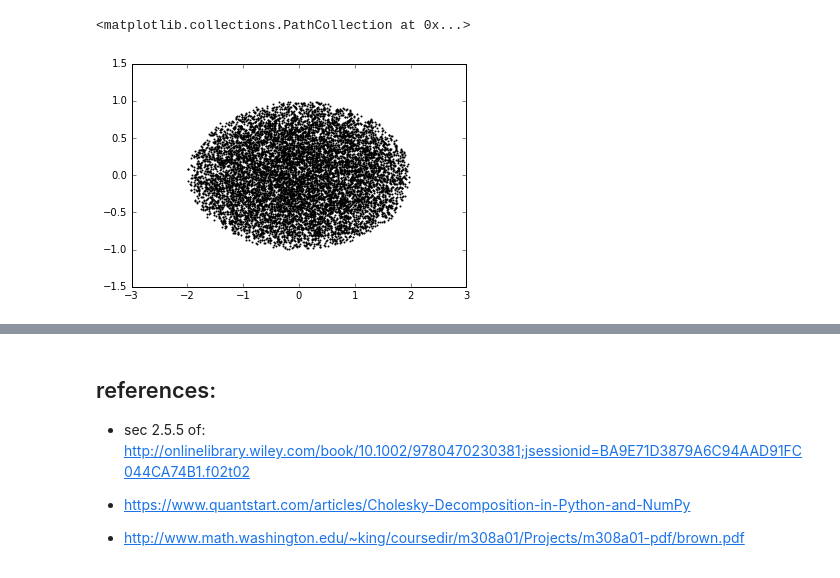
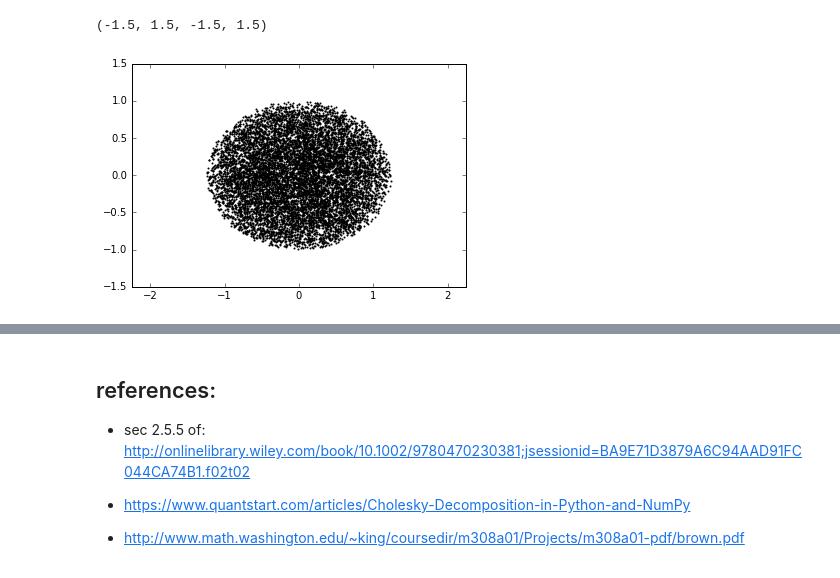
Before and after one commit to jngaravitoc/shapes, a Jupyter notebook: Ellipsoids.ipynb, the cells around one changed output, grey strips where cells are left out. Saved outputs shown, nothing was run; the diff lists cells and outputs as text; code cells hidden in the pictures.

```diff
--- a/Ellipsoids.ipynb
+++ b/Ellipsoids.ipynb
@@ -35,7 +35,7 @@ def B_matrix(A):
     B = cholesky(A, lower=True)
     return B, B.T
 # %%
-A_t = A_matrix(2, 1, 1)
+A_t = A_matrix(1.25, 1, 1)
 b, b_t = B_matrix(A_t)
 # %%
 def ellipse_gen(xyz, a, b, c):
@@ -51,12 +51,13 @@ xyz[:,0] = x
 xyz[:,1] = y
 xyz[:,2] = z
 # %%
-xyz_ellipse = ellipse_gen(xyz, 2, 1, 1)
+xyz_ellipse = ellipse_gen(xyz, 1.25, 1, 1)
 # %%
 scatter(xyz_ellipse[:,0], xyz_ellipse[:,2], s=1)
+axis('equal')
 # %% [output]
-<matplotlib.collections.PathCollection at 0x...>
+(-1.5, 1.5, -1.5, 1.5)
-[figure, old version]
+[figure, new version]
 # %%
 ## writting this test data
 
```
Also changed, not shown: parts of 4 cells of this notebook.
